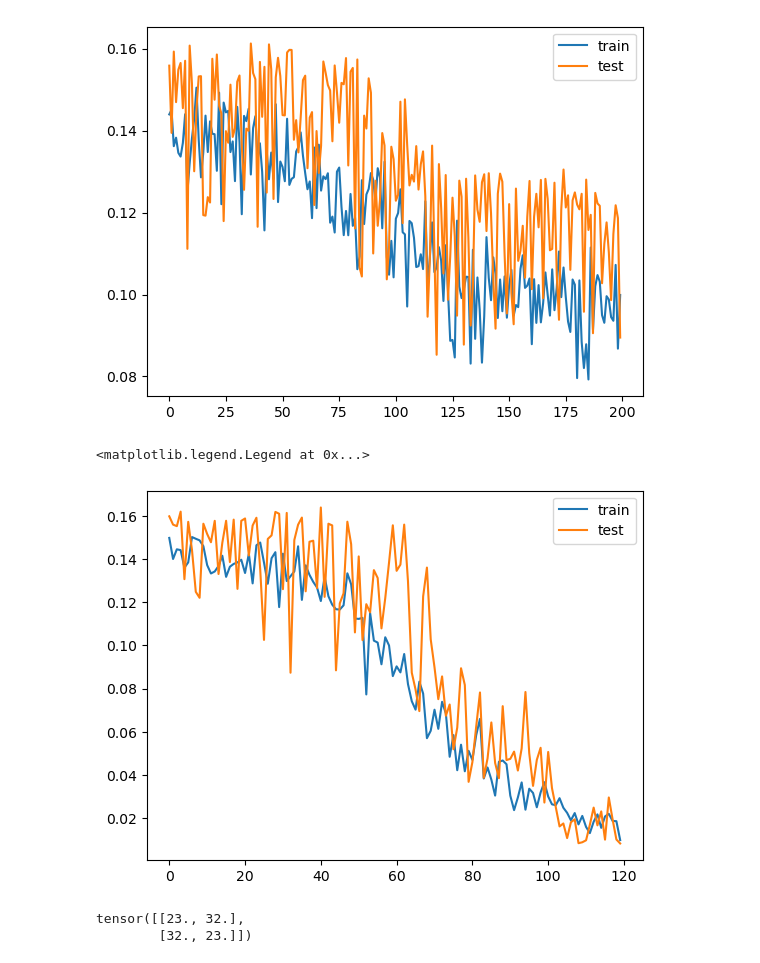
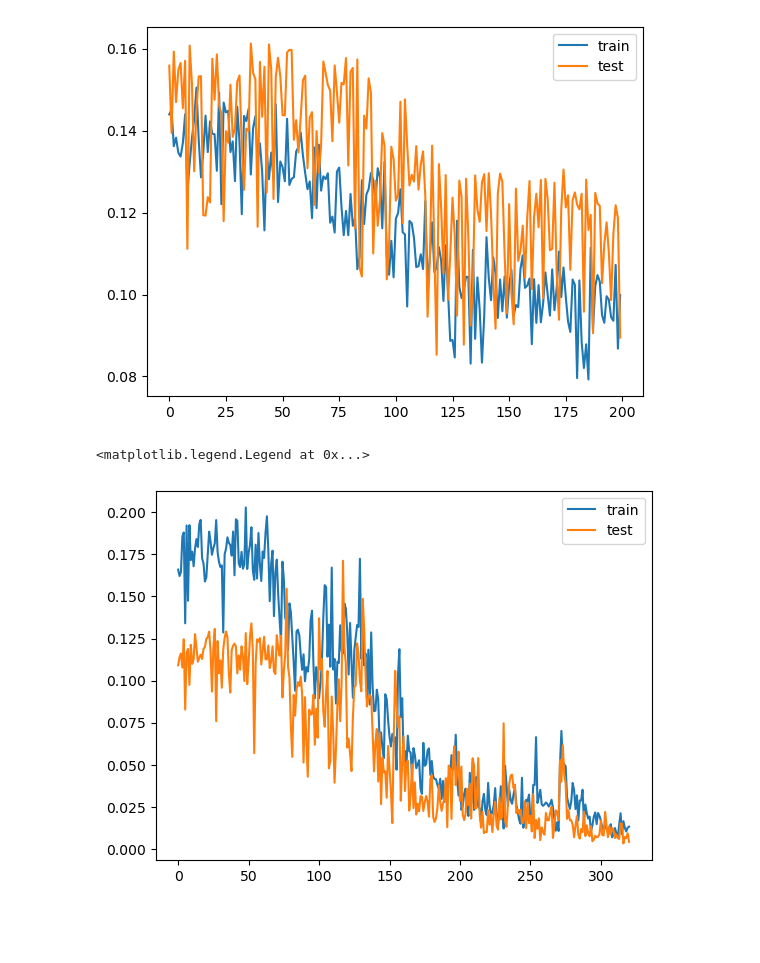
Before and after one commit to XiangcenWu/ipmi2088, a Jupyter notebook: see.ipynb, the cells around one changed output. Cells and saved outputs as stored; diff of their text form; code cells hidden in the pictures; blank space fills up the shorter version.

```diff
--- a/see.ipynb
+++ b/see.ipynb
@@ -18,18 +18,10 @@ plt.legend()
 <matplotlib.legend.Legend at 0x...>
 [figure]
 # %%
-data = torch.load('/home/xiangcen/ipmi2088/saved_value_fix_seg_jic.pt')
+data = torch.load('/home/xiangcen/ipmi2088/saved_value_fix_seg_jicv2.pt')
 plt.plot(data[:, 0], label='train')
 plt.plot(data[:, 1], label='test')
 plt.legend()
 # %% [output]
 <matplotlib.legend.Legend at 0x...>
-[figure, old version]
+[figure, new version]
-# %%
-x = torch.tensor([23.])
-y = torch.tensor([32.])
-
-torch.stack([torch.tensor([x, y]), torch.tensor([y, x])])
-# %% [output]
-tensor([[23., 32.],
-        [32., 23.]])
```
Also changed, not shown: parts of 1 cell of this notebook, 4 other files.
